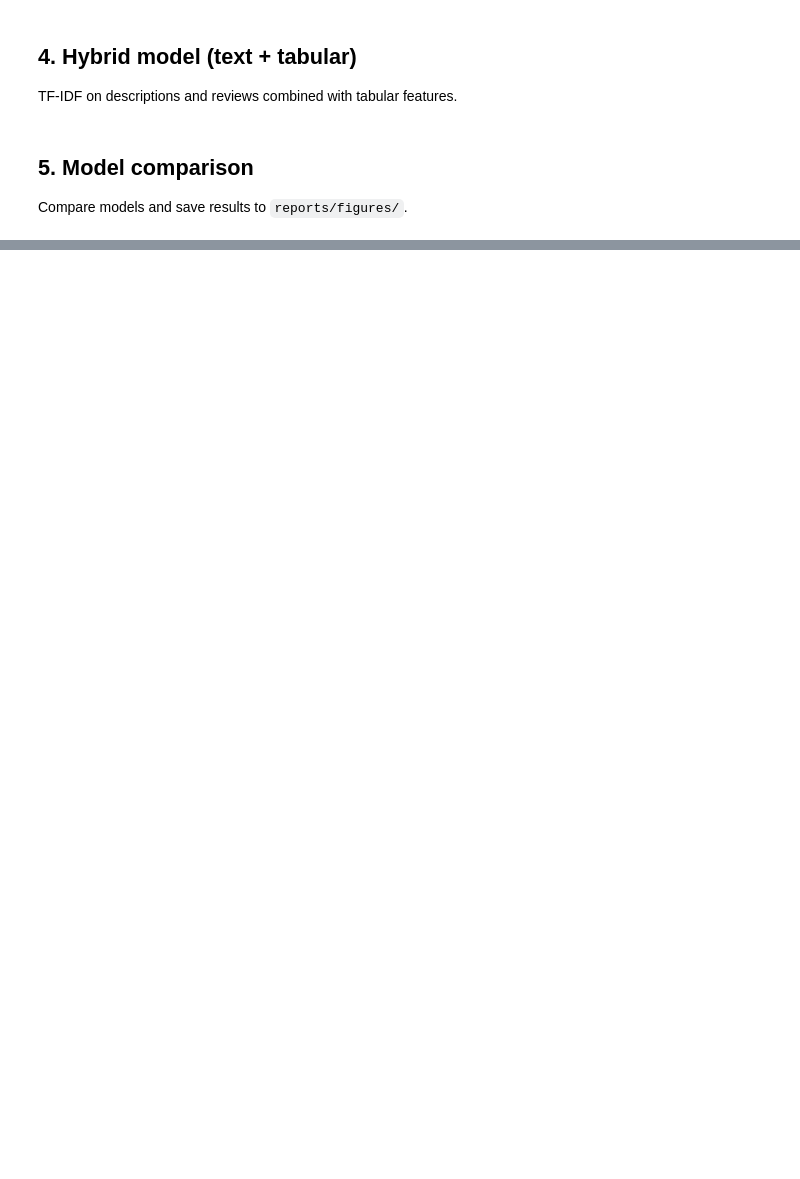
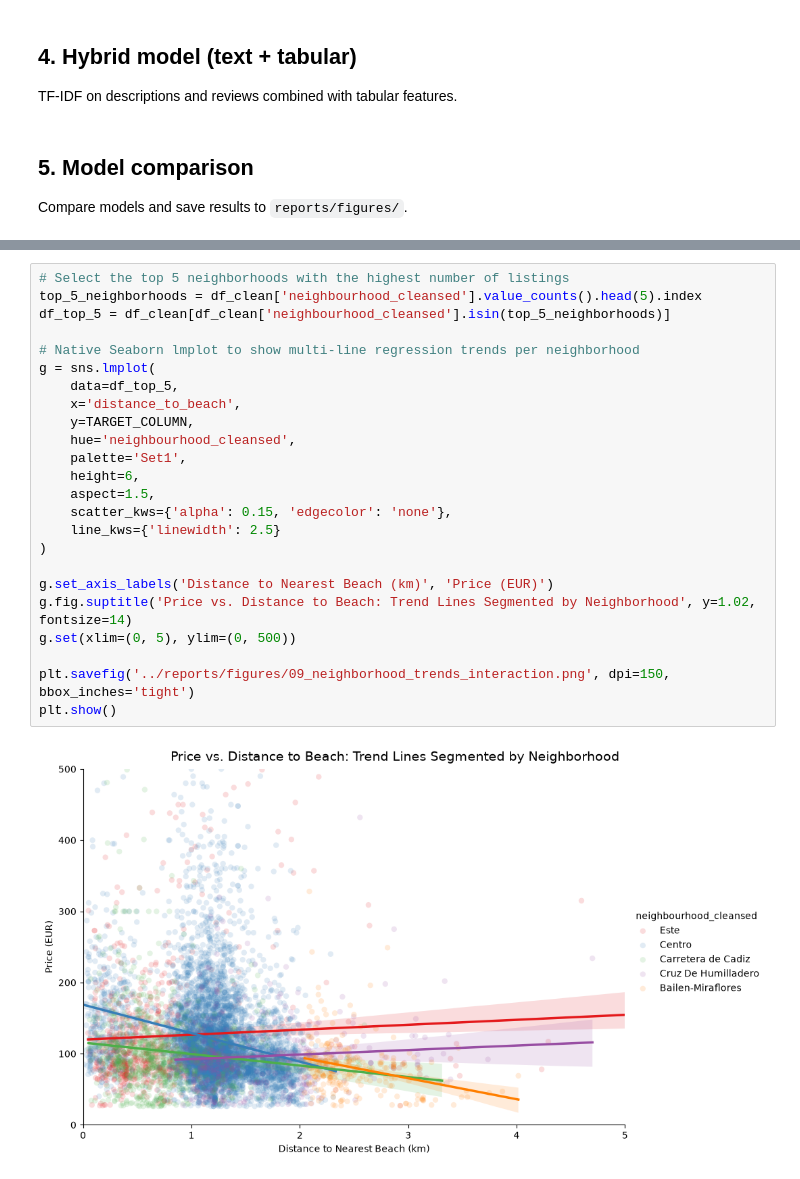
Before and after one commit to MustaphaDa/ML-Final-Projet, a Jupyter notebook: notebooks/airbnb_price_prediction.ipynb, the cells around one changed output, grey strips where cells are left out. Saved outputs shown, nothing was run; the diff lists cells and outputs as text; blank space fills up the shorter version.

```diff
--- a/notebooks/airbnb_price_prediction.ipynb
+++ b/notebooks/airbnb_price_prediction.ipynb
@@ -214,0 +404,26 @@ Compare models and save results to `reports/figures/`.
+# %%
+# Select the top 5 neighborhoods with the highest number of listings
+top_5_neighborhoods = df_clean['neighbourhood_cleansed'].value_counts().head(5).index
+df_top_5 = df_clean[df_clean['neighbourhood_cleansed'].isin(top_5_neighborhoods)]
+
+# Native Seaborn lmplot to show multi-line regression trends per neighborhood
+g = sns.lmplot(
+    data=df_top_5,
+    x='distance_to_beach',
+    y=TARGET_COLUMN,
+    hue='neighbourhood_cleansed',
+    palette='Set1',
+    height=6,
+    aspect=1.5,
+    scatter_kws={'alpha': 0.15, 'edgecolor': 'none'},
+    line_kws={'linewidth': 2.5}
+)
+
+g.set_axis_labels('Distance to Nearest Beach (km)', 'Price (EUR)')
+g.fig.suptitle('Price vs. Distance to Beach: Trend Lines Segmented by Neighborhood', y=1.02, fontsize=14)
+g.set(xlim=(0, 5), ylim=(0, 500))
+
+plt.savefig('../reports/figures/09_neighborhood_trends_interaction.png', dpi=150, bbox_inches='tight')
+plt.show()
+# %% [output]
+[figure, added]
```
Also changed, not shown: parts of 13 cells of this notebook, 1 other file.
